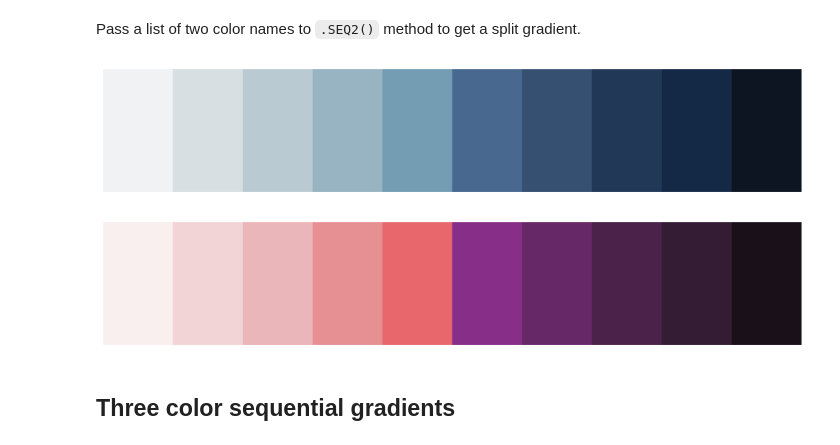
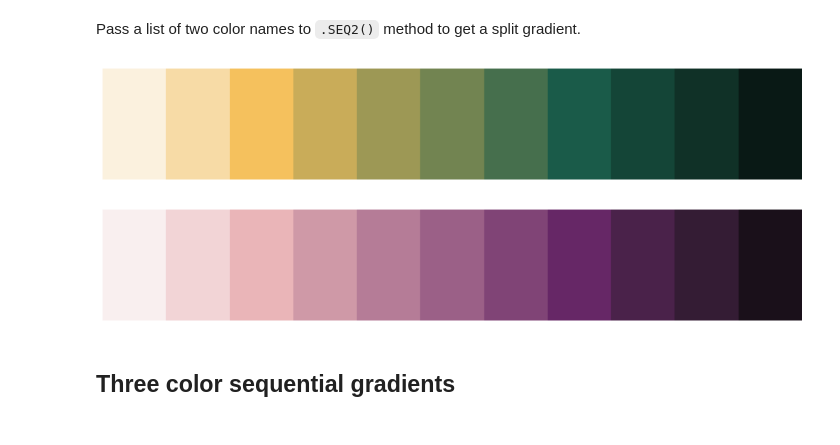
Before and after one commit to morpc/morpc-py, a Jupyter notebook: docs/09-morpc-color-demo.ipynb, the cells around one changed output. Saved outputs shown, nothing was run; the diff lists cells and outputs as text; code cells hidden in the pictures.

```diff
--- a/docs/09-morpc-color-demo.ipynb
+++ b/docs/09-morpc-color-demo.ipynb
@@ -60,11 +107,11 @@ Pass a list of two color names to `.SEQ2()` method to get a split gradient.
 # %%
-morpc.color.plot_from_hex_list(morpc.color.get_colors().SEQ2(['midblue', 'darkblue']).hex_list, labels=[])
+morpc.color.plot_from_hex_list(morpc.color.get_colors().SEQ2(['yellow', 'darkgreen']), labels=[])
 # %% [output]
-[figure, old version]
+[figure, new version]
 # %%
-morpc.color.plot_from_hex_list(morpc.color.get_colors().SEQ2(['red', 'purple']).hex_list, labels=[])
+morpc.color.plot_from_hex_list(morpc.color.get_colors().SEQ2(['red', 'purple']), labels=[])
 # %% [output]
-[figure, old version]
+[figure, new version]
 # %% [markdown]
 ## Three color sequential gradients
 # %% [markdown]
```
Also changed, not shown: parts of 37 cells of this notebook, 5 other files.
